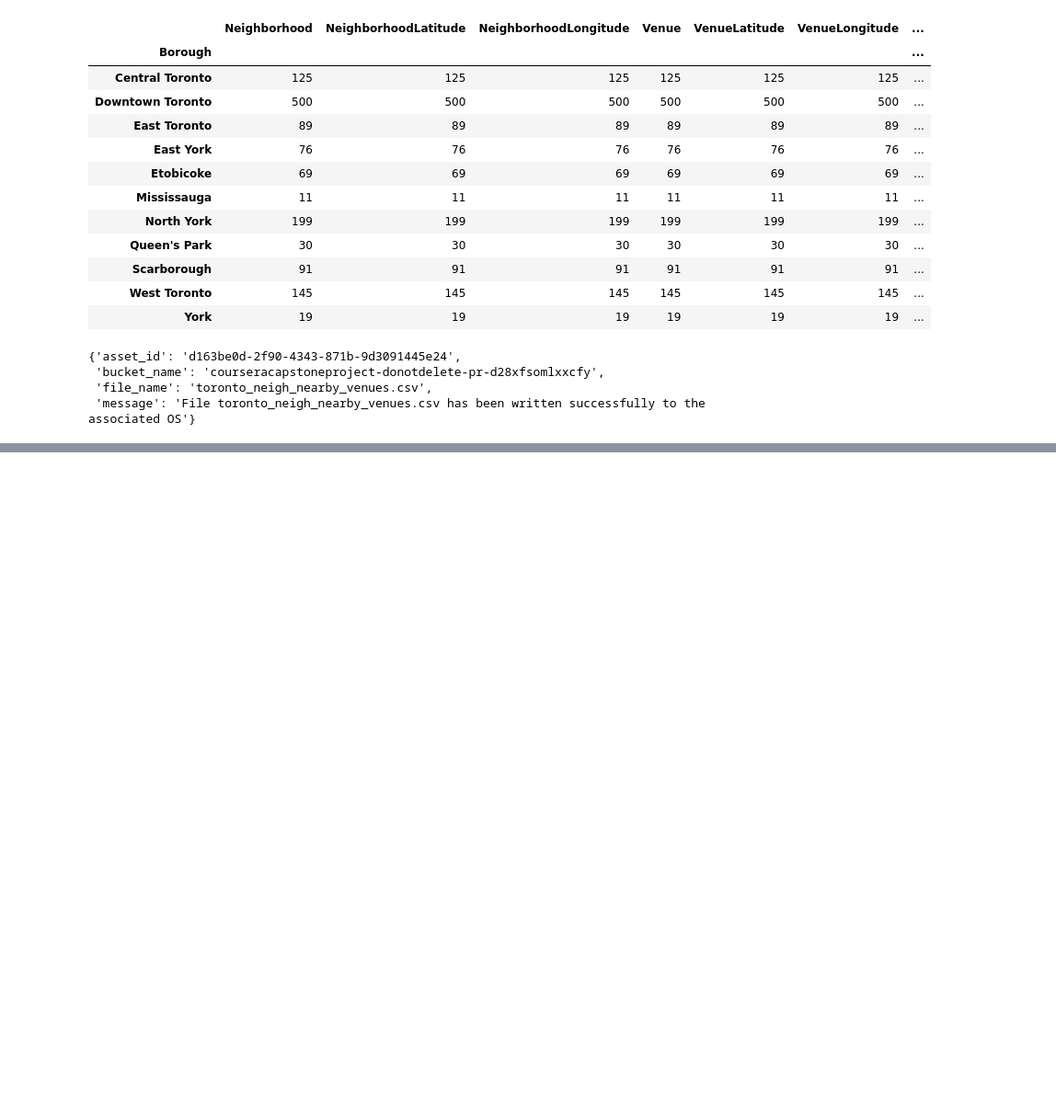
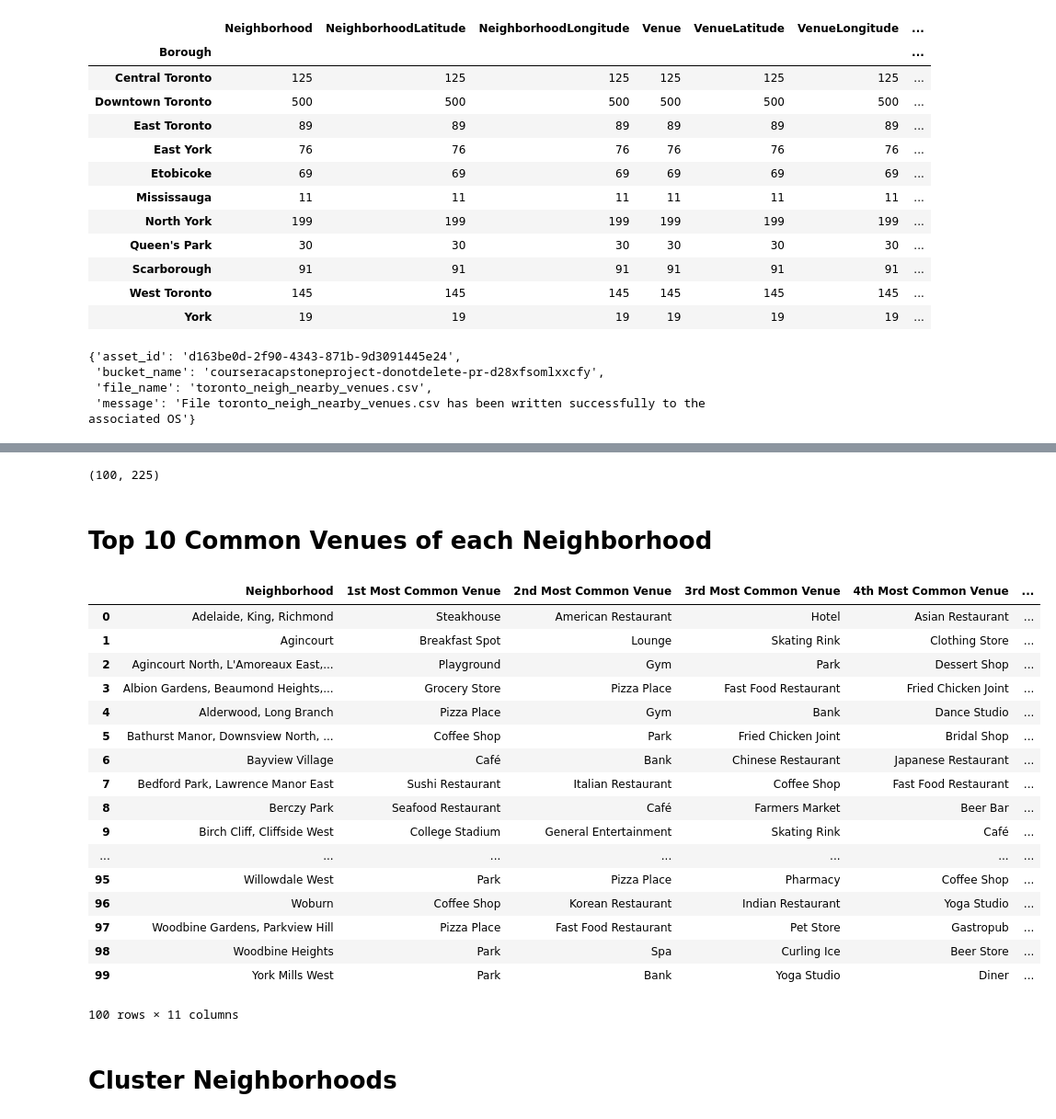
Before and after one commit to mutnaya/Coursera_Capstone, a Jupyter notebook: Toronto Part-3.ipynb, the cells around one changed output, grey strips where cells are left out. Shown: that part at 92% size. Cells and saved outputs as stored; diff of their text form; code cells hidden in the pictures; blank space fills up the shorter version.

```diff
--- a/Toronto Part-3.ipynb
+++ b/Toronto Part-3.ipynb
@@ -149,3 +138,6 @@ project.save_data(data=nearby_venues_df.to_csv(index=False), file_name='toronto_
  'bucket_name': 'courseracapstoneproject-donotdelete-pr-d28xfsomlxxcfy',
  'file_name': 'toronto_neigh_nearby_venues.csv',
  'message': 'File toronto_neigh_nearby_venues.csv has been written successfully to the associated OS'}
+# %%
+nearby_venues_df = pd.read_csv(project.get_file('toronto_neigh_nearby_venues.csv'))
+nearby_venues_df.head()
@@ -151,0 +168,8 @@ project.save_data(data=nearby_venues_df.to_csv(index=False), file_name='toronto_
+# %%
+toronto_neighborhood['Neighborhood'] = nearby_venues_df['Neighborhood']
+
+temp_df = pd.get_dummies(nearby_venues_df[['VenueCategory']], prefix='', prefix_sep='')
+
+temp_df.drop(columns=['Neighborhood'], inplace=True)
+
+toronto_neighborhood[list(temp_df.columns)] = temp_df
@@ -151,0 +184,3 @@ project.save_data(data=nearby_venues_df.to_csv(index=False), file_name='toronto_
+# %%
+toronto_grouped = toronto_neighborhood.groupby('Neighborhood').mean().reset_index()
+toronto_grouped.head()
@@ -151,0 +195,53 @@ project.save_data(data=nearby_venues_df.to_csv(index=False), file_name='toronto_
+# %%
+toronto_grouped.shape
+# %% [output]
+(100, 225)
+# %% [markdown]
+# Top 10 Common Venues of each Neighborhood
+# %%
+def return_most_common_venues(row, num_top_venues):
+    row_categories = row.iloc[1:]
+    row_categories_sorted = row_categories.sort_values(ascending=False)
+
+    return row_categories_sorted.index.values[0:num_top_venues]
+# %%
+num_top_venues = 10
+
+indicators = ['st', 'nd', 'rd']
+
+# create columns according to number of top venues
+columns = ['Neighborhood']
+for ind in np.arange(num_top_venues):
+    try:
+        columns.append('{}{} Most Common Venue'.format(ind+1, indicators[ind]))
+    except:
+        columns.append('{}th Most Common Venue'.format(ind+1))
+
+neighborhoods_venues_sorted = pd.DataFrame(columns=columns)
+neighborhoods_venues_sorted['Neighborhood'] = toronto_grouped['Neighborhood']
+
+for ind in np.arange(toronto_grouped.shape[0]):
+    neighborhoods_venues_sorted.iloc[ind, 1:] = return_most_common_venues(toronto_grouped.iloc[ind, :], num_top_venues)
+
+neighborhoods_venues_sorted
+# %% [output]
+|  | Neighborhood | 1st Most Common Venue | 2nd Most Common Venue | 3rd Most Common Venue | 4th Most Common Venue | ... |
+| 0 | Adelaide, King, Richmond | Steakhouse | American Restaurant | Hotel | Asian Restaurant | ... |
+| 1 | Agincourt | Breakfast Spot | Lounge | Skating Rink | Clothing Store | ... |
+| 2 | Agincourt North, L'Amoreaux East,... | Playground | Gym | Park | Dessert Shop | ... |
+| 3 | Albion Gardens, Beaumond Heights,... | Grocery Store | Pizza Place | Fast Food Restaurant | Fried Chicken Joint | ... |
+| 4 | Alderwood, Long Branch | Pizza Place | Gym | Bank | Dance Studio | ... |
+| 5 | Bathurst Manor, Downsview North, ... | Coffee Shop | Park | Fried Chicken Joint | Bridal Shop | ... |
+| 6 | Bayview Village | Café | Bank | Chinese Restaurant | Japanese Restaurant | ... |
+| 7 | Bedford Park, Lawrence Manor East | Sushi Restaurant | Italian Restaurant | Coffee Shop | Fast Food Restaurant | ... |
+| 8 | Berczy Park | Seafood Restaurant | Café | Farmers Market | Beer Bar | ... |
+| 9 | Birch Cliff, Cliffside West | College Stadium | General Entertainment | Skating Rink | Café | ... |
+| ... | ... | ... | ... | ... | ... | ... |
+| 95 | Willowdale West | Park | Pizza Place | Pharmacy | Coffee Shop | ... |
+| 96 | Woburn | Coffee Shop | Korean Restaurant | Indian Restaurant | Yoga Studio | ... |
+| 97 | Woodbine Gardens, Parkview Hill | Pizza Place | Fast Food Restaurant | Pet Store | Gastropub | ... |
+| 98 | Woodbine Heights | Park | Spa | Curling Ice | Beer Store | ... |
+| 99 | York Mills West | Park | Bank | Yoga Studio | Diner | ... |
+100 rows × 11 columns
+# %% [markdown]
+# Cluster Neighborhoods
```
Also changed, not shown: parts of 12 cells of this notebook.
